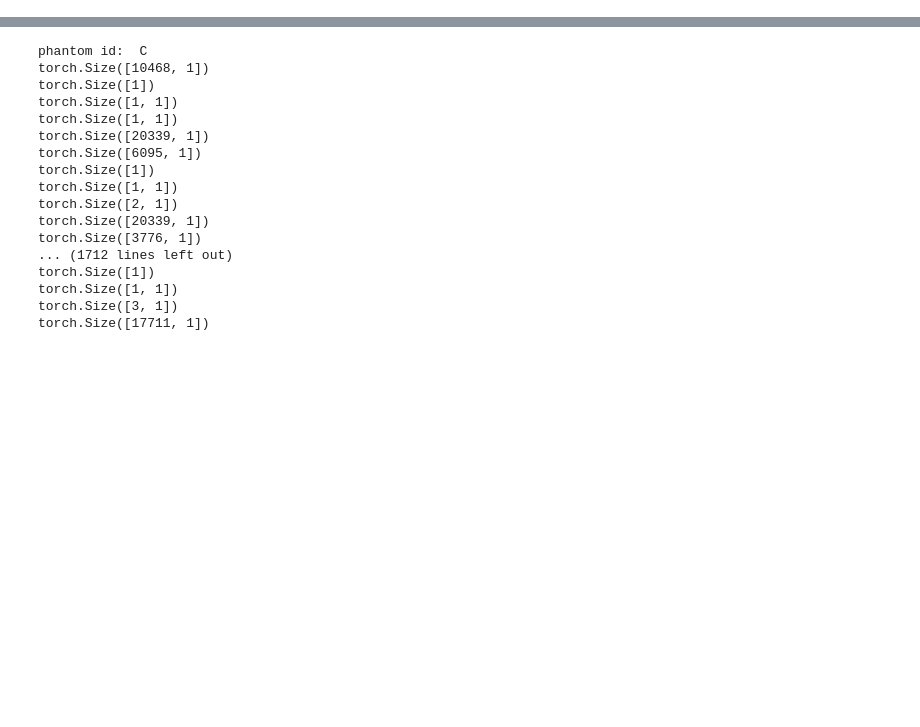
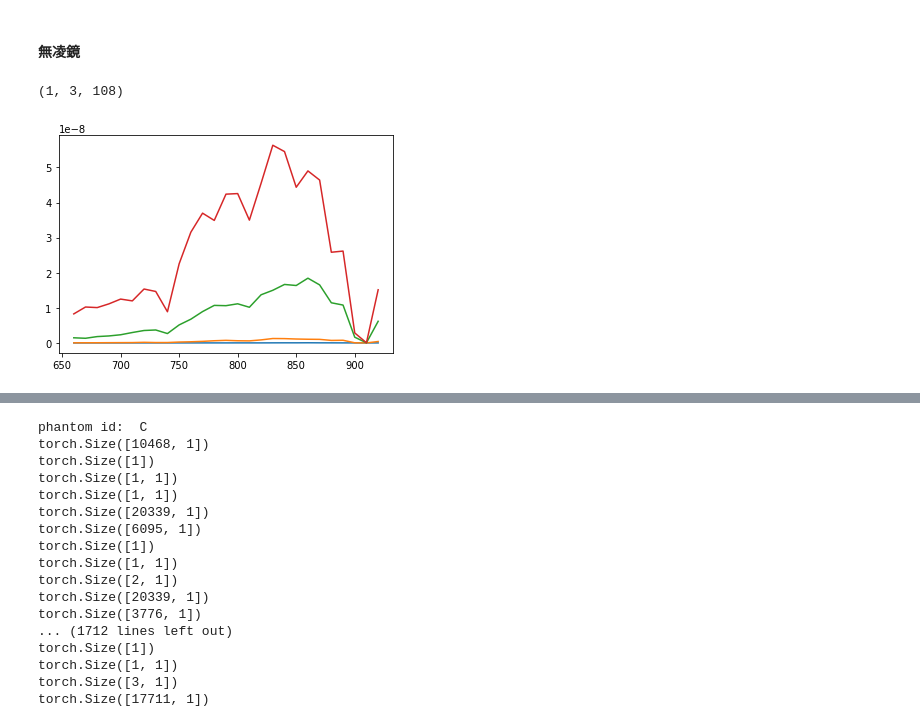
Before and after one commit to ToastCheng/ijv, a Jupyter notebook: Untitled.ipynb, the cells around one changed output, grey strips where cells are left out. Cells and saved outputs as stored; diff of their text form; code cells hidden in the pictures; blank space fills up the shorter version.

```diff
--- a/Untitled.ipynb
+++ b/Untitled.ipynb
@@ -10,3 +10,18 @@ from utils.mch import MCHHandler
 device = torch.device("cuda") if torch.cuda.is_available() else torch.device("cpu")
 wl = [i for i in range(660, 921, 10)]
 %matplotlib inline
+# %% [markdown]
+#### 無凌鏡
+# %%
+mch = MCHHandler()
+mch.load_config("configs/phantom_test.json")
+s_no_p, _ = mch.run_wmc(prism=True)
+s_no_p.shape
+# %% [output]
+(1, 3, 108)
+# %%
+i = 1
+for j in range(4):
+    plt.plot(wl, s_no_p[0, i, j::4])
+# %% [output]
+[figure, added]
```
Also changed, not shown: parts of 4 cells of this notebook, 2 other files.
